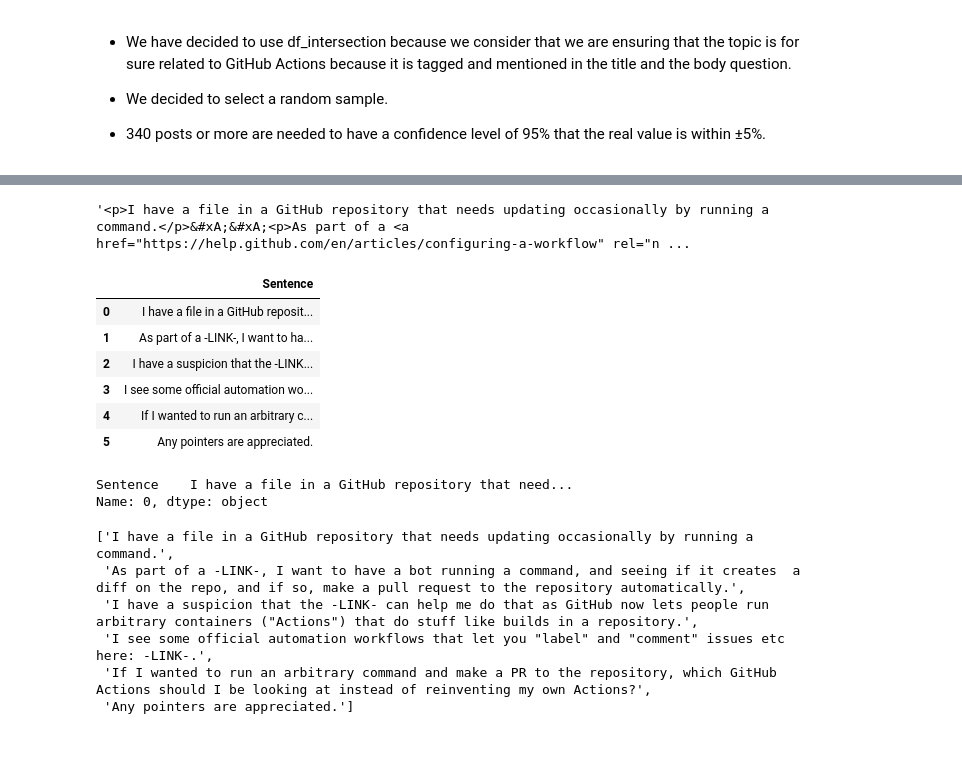
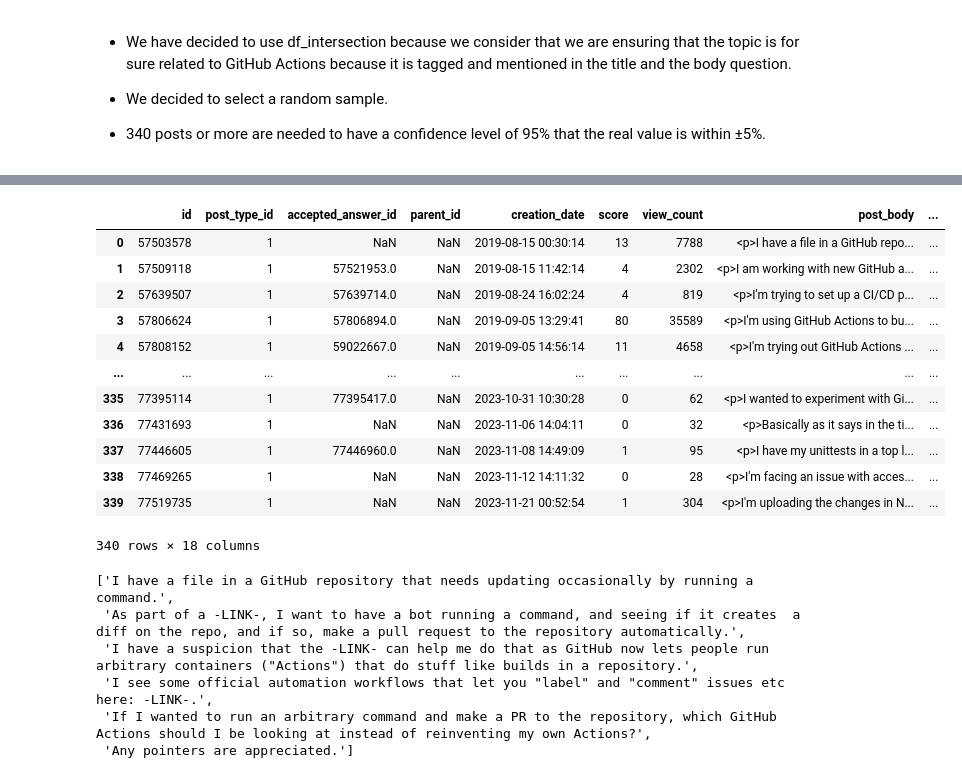
Before and after one commit to sandro-hernandez/GA_Developer_Needs_replication_package, a Jupyter notebook: Taxonomy/taxonomy.ipynb, the cells around one changed output, grey strips where cells are left out. Saved outputs shown, nothing was run; the diff lists cells and outputs as text; code cells hidden in the pictures; blank space fills up the shorter version.

```diff
--- a/Taxonomy/taxonomy.ipynb
+++ b/Taxonomy/taxonomy.ipynb
@@ -111,10 +111,22 @@ sample_reviewed['evaluator2']=pd.read_excel('data/sample_eval2_reviewed.xlsx')['
 sample_accepted=sample_reviewed[(sample_reviewed['evaluator1']==1)&(sample_reviewed['evaluator2']==1)].head(340)
 sample_accepted = pd.merge(df_intersection, sample_accepted[['id']], on='id', how='inner')
 sample_accepted.to_excel('data/sample_accepted.xlsx')
-# %%
-pd.merge(df_intersection,sample_accepted[['id']], on='id', how='inner')['post_body'].iloc[0]
-# %% [output]
-'<p>I have a file in a GitHub repository that needs updating occasionally by running a command.</p>&#xA;&#xA;<p>As part of a <a href="https://help.github.com/en/articles/configuring-a-workflow" rel="n ...
+# %%
+sample_accepted
+# %% [output]
+|  | id | post_type_id | accepted_answer_id | parent_id | creation_date | score | view_count | post_body | ... |
+| 0 | 57503578 | 1 | NaN | NaN | 2019-08-15 00:30:14 | 13 | 7788 | <p>I have a file in a GitHub repo... | ... |
+| 1 | 57509118 | 1 | 57521953.0 | NaN | 2019-08-15 11:42:14 | 4 | 2302 | <p>I am working with new GitHub a... | ... |
+| 2 | 57639507 | 1 | 57639714.0 | NaN | 2019-08-24 16:02:24 | 4 | 819 | <p>I'm trying to set up a CI/CD p... | ... |
+| 3 | 57806624 | 1 | 57806894.0 | NaN | 2019-09-05 13:29:41 | 80 | 35589 | <p>I'm using GitHub Actions to bu... | ... |
+| 4 | 57808152 | 1 | 59022667.0 | NaN | 2019-09-05 14:56:14 | 11 | 4658 | <p>I'm trying out GitHub Actions ... | ... |
+| ... | ... | ... | ... | ... | ... | ... | ... | ... | ... |
+| 335 | 77395114 | 1 | 77395417.0 | NaN | 2023-10-31 10:30:28 | 0 | 62 | <p>I wanted to experiment with Gi... | ... |
+| 336 | 77431693 | 1 | NaN | NaN | 2023-11-06 14:04:11 | 0 | 32 | <p>Basically as it says in the ti... | ... |
+| 337 | 77446605 | 1 | 77446960.0 | NaN | 2023-11-08 14:49:09 | 1 | 95 | <p>I have my unittests in a top l... | ... |
+| 338 | 77469265 | 1 | NaN | NaN | 2023-11-12 14:11:32 | 0 | 28 | <p>I'm facing an issue with acces... | ... |
+| 339 | 77519735 | 1 | NaN | NaN | 2023-11-21 00:52:54 | 1 | 304 | <p>I'm uploading the changes in N... | ... |
+340 rows × 18 columns
 # %%
 from bs4 import BeautifulSoup
 import re
@@ -159,17 +176,2 @@ def html_to_sentences_df(html_content):
 
     return df
-# %%
-html_to_sentences_df(html_content)
-# %% [output]
-|  | Sentence |
-| 0 | I have a file in a GitHub reposit... |
-| 1 | As part of a -LINK-, I want to ha... |
-| 2 | I have a suspicion that the -LINK... |
-| 3 | I see some official automation wo... |
-| 4 | If I wanted to run an arbitrary c... |
-| 5 | Any pointers are appreciated. |
-# %%
-print(df.iloc[0])
-# %% [output]
-Sentence    I have a file in a GitHub repository that need...
-Name: 0, dtype: object
```
Also changed, not shown: parts of 3 cells of this notebook.
